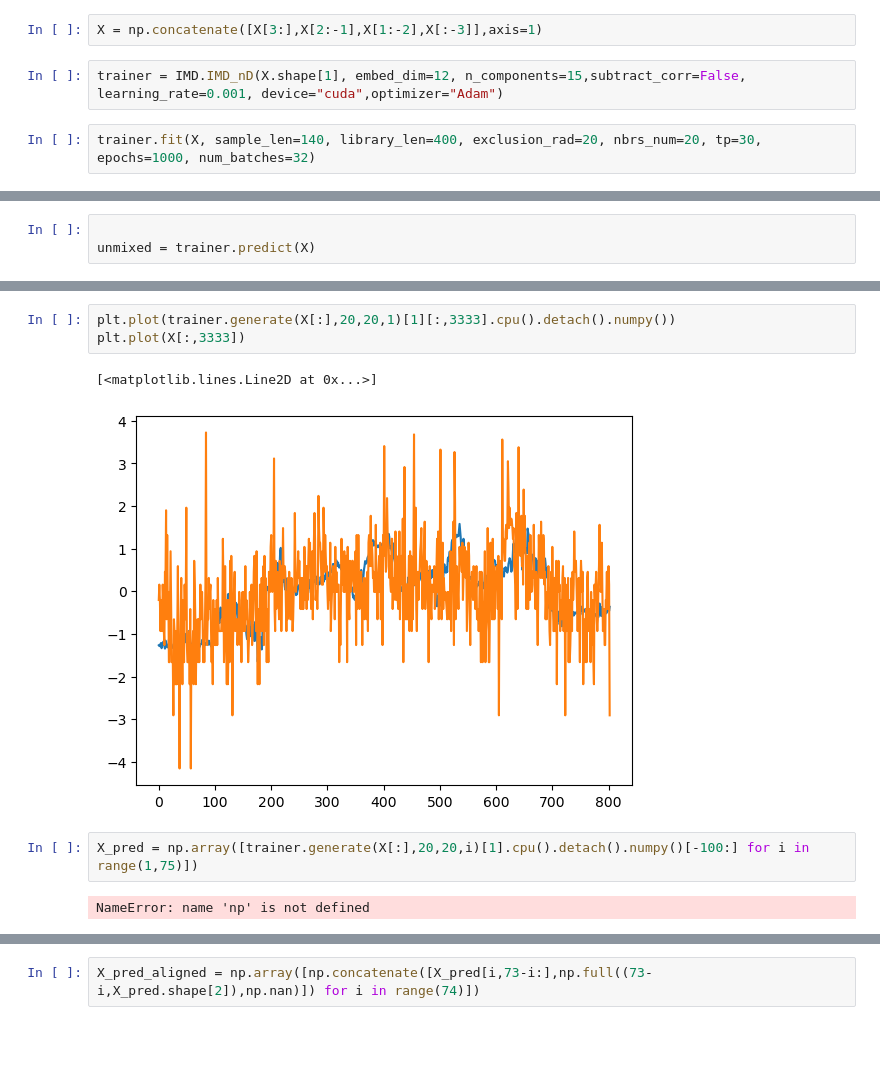
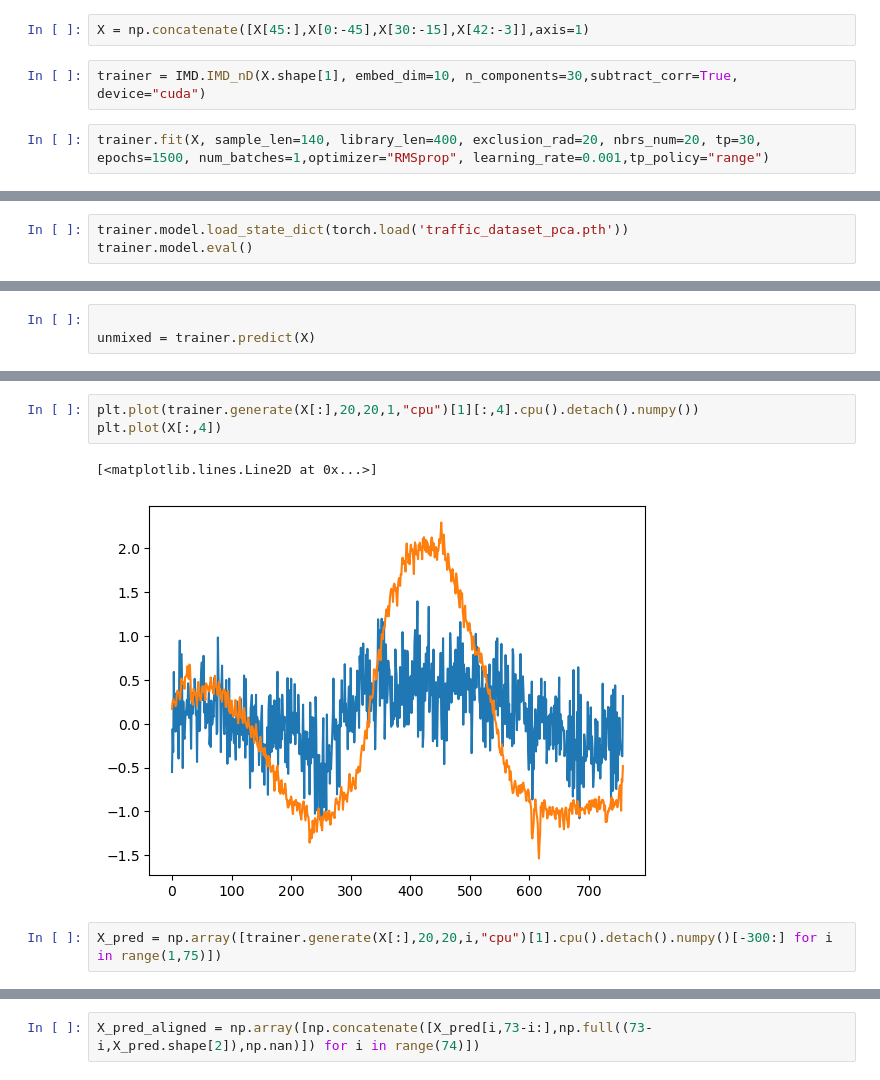
Before and after one commit to z7743/manifold_learning, a Jupyter notebook: notebooks/test.ipynb, the cells around one changed output, grey strips where cells are left out. Saved outputs shown, nothing was run; the diff lists cells and outputs as text; blank space fills up the shorter version.

```diff
--- a/notebooks/test.ipynb
+++ b/notebooks/test.ipynb
@@ -58,7 +50,7 @@ X = (X-X.mean(axis=0))/X.std(axis=0)
 # %%
-X = np.concatenate([X[3:],X[2:-1],X[1:-2],X[:-3]],axis=1)
+X = np.concatenate([X[45:],X[0:-45],X[30:-15],X[42:-3]],axis=1)
 # %%
-trainer = IMD.IMD_nD(X.shape[1], embed_dim=12, n_components=15,subtract_corr=False, learning_rate=0.001, device="cuda",optimizer="Adam")
+trainer = IMD.IMD_nD(X.shape[1], embed_dim=10, n_components=30,subtract_corr=True, device="cuda")
 # %%
-trainer.fit(X, sample_len=140, library_len=400, exclusion_rad=20, nbrs_num=20, tp=30, epochs=1000, num_batches=32)
+trainer.fit(X, sample_len=140, library_len=400, exclusion_rad=20, nbrs_num=20, tp=30, epochs=1500, num_batches=1,optimizer="RMSprop", learning_rate=0.001,tp_policy="range")
 # %% [output]
@@ -84,0 +76,3 @@ torch.save(trainer.model.state_dict(), 'traffic_dataset_14_20_sl140_ll400_knn20_
+# %%
+trainer.model.load_state_dict(torch.load('traffic_dataset_pca.pth'))
+trainer.model.eval()
@@ -103,10 +107,8 @@ unmixed = trainer.predict(X)
 # %%
-plt.plot(trainer.generate(X[:],20,20,1)[1][:,3333].cpu().detach().numpy())
-plt.plot(X[:,3333])
+plt.plot(trainer.generate(X[:],20,20,1,"cpu")[1][:,4].cpu().detach().numpy())
+plt.plot(X[:,4])
 # %% [output]
 [<matplotlib.lines.Line2D at 0x...>]
-[figure, old version]
+[figure, new version]
 # %%
-X_pred = np.array([trainer.generate(X[:],20,20,i)[1].cpu().detach().numpy()[-100:] for i in range(1,75)])
+X_pred = np.array([trainer.generate(X[:],20,20,i,"cpu")[1].cpu().detach().numpy()[-300:] for i in range(1,75)])
-# %% [output]
-NameError: name 'np' is not defined
```
Also changed, not shown: parts of 17 cells of this notebook, 1 other file.
